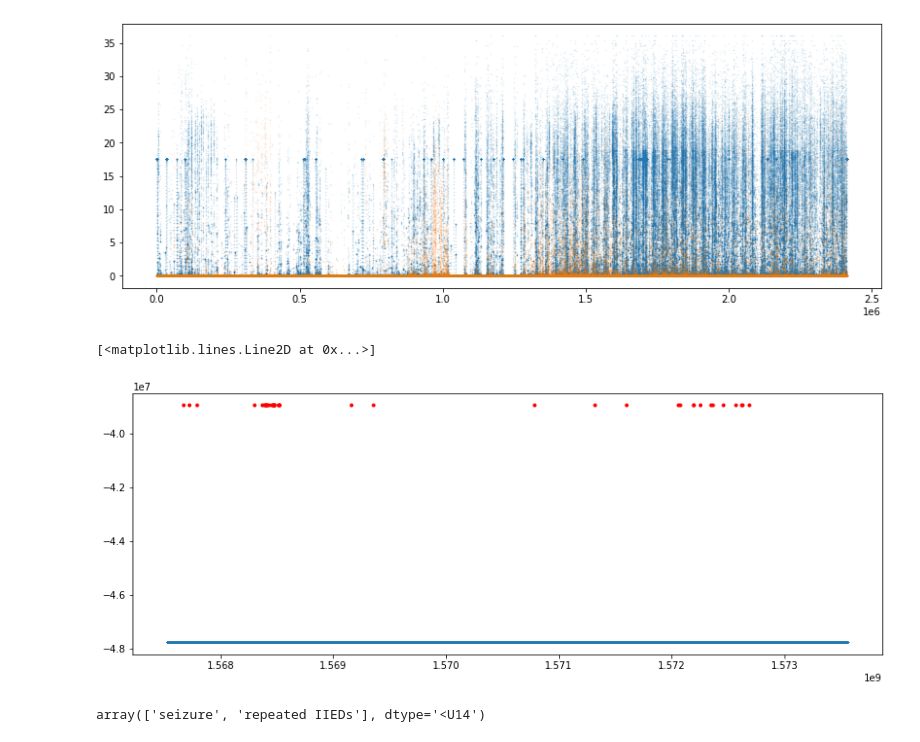
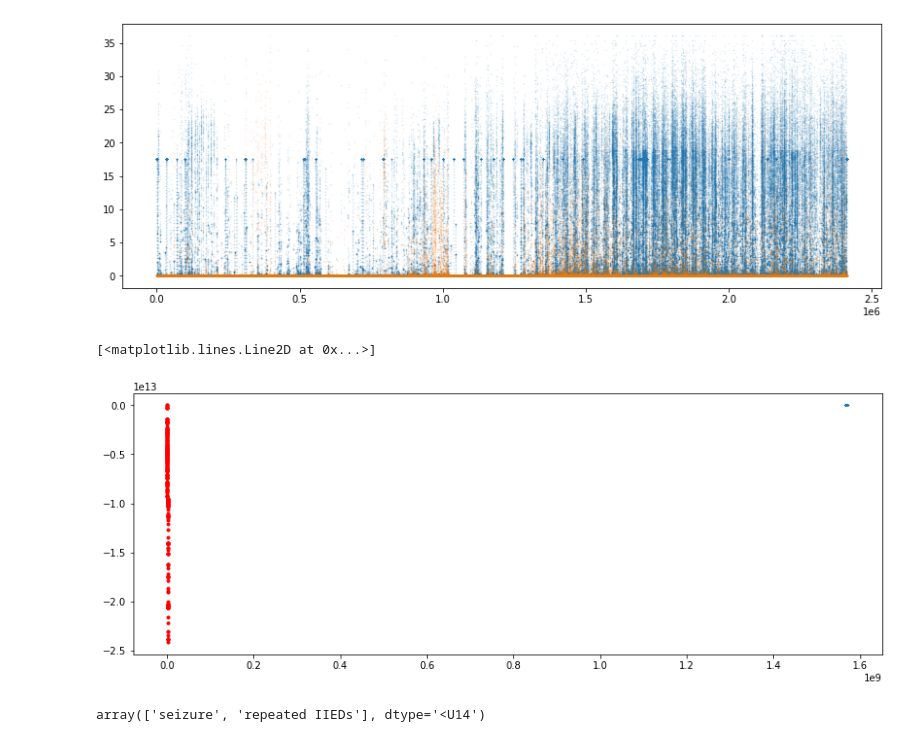
Before and after one commit to KullmannLab/pyecog2, a Jupyter notebook: Notebooks/Classifier Tests Multi animal.ipynb, the cells around one changed output. Cells and saved outputs as stored; diff of their text form; code cells hidden in the pictures.

```diff
--- a/Notebooks/Classifier Tests Multi animal.ipynb
+++ b/Notebooks/Classifier Tests Multi animal.ipynb
@@ -550,0 +553,2 @@ project.animal_list[1].id
+# %%
+project.set_current_animal(project.animal_list[0])
@@ -647,9 +675,11 @@ array([1.56767056e+09, 1.56772000e+09, 1.56778561e+09, 1.56830020e+09,
 # %%
 import numpy as np
+
+self = GC
 _, _, total_npoints = GC.all_mu_and_cov()
-th = stats.chi2.isf(1/total_npoints,GC.Ndim,scale=0.5)
+th = stats.chi2.isf(1/(total_npoints),GC.Ndim,scale=0.5)
 LLth = np.diag(GC.log_likelyhoods(np.vstack((GC.blank_means, GC.class_means)), bias=False)) - th
-LLv_reg = np.maximum(LLth, LLv)*(1-self.overlap)
+LLv_reg = np.maximum(LLth, LLv)*(1-self.overlap)*K
 # LLv_reg = LLv_reg*(1-fe.settings['overlap'])
 
 from hmm_pyecog import HMM_LL
@@ -729,7 +765,7 @@ for i2,label in enumerate(self.labels2classify):
     ELEmanual_label_positions_c = - np.ones(len(ELEmanual_label_positions))*np.inf
     print('manual label positions:',manual_label_positions)
     for j in range(len(starts)):
-        if not any([intervals_overlap([timev[starts[j]],timev[ends[j]]],pos) for pos in manual_label_positions]):
+        if True:#not any([intervals_overlap([timev[starts[j]],timev[ends[j]]],pos) for pos in manual_label_positions]):
             if ends[j]-starts[j]<1:
                 print('interval too small:',starts[j],ends[j])
                 continue
@@ -744,7 +780,7 @@ for i2,label in enumerate(self.labels2classify):
             a = AnnotationElement(label='(auto)'+label,start=timev[starts[j]],end=timev[ends[j]],confidence=c)
             o = any([intervals_overlap([timev[starts[j]],timev[ends[j]]],pos) for pos in ELEmanual_label_positions])
             if o:
-                k = np.where([intervals_overlap([timev[starts[j]],timev[ends[j]]],pos) for pos in ELEmanual_label_positions])[0]
+                k = np.where([intervals_overlap([timev[starts[j]],timev[ends[j]]],pos) for pos in ELEmanual_label_positions])[0][0]
                 ELEmanual_label_positions_c[k] = max(ELEmanual_label_positions_c[k],c)
             alist.append((c,o,a))
         else:
@@ -795,11 +1112,11 @@ plt.plot(-np.log(1-hmm.posterior[1:,:].T),'.', markersize=1,alpha=.1)
 [figure]
 # %%
 plt.figure(figsize=(14,5))
-plt.plot(starts,starts*0-275-3.8947e7,'r.')
+plt.plot(starts,starts*(hmm.alpha[1,0].T + hmm.beta[1,0].T),'r.')
 plt.plot(timev, hmm.alpha[1,:].T + hmm.beta[1,:].T,'.', markersize=1,alpha = .1)
 # %% [output]
 [<matplotlib.lines.Line2D at 0x...>]
-[figure, old version]
+[figure, new version]
 # %%
 GC.labels2classify
 # %% [output]
```
Also changed, not shown: parts of 60 cells of this notebook, 7 other files.
